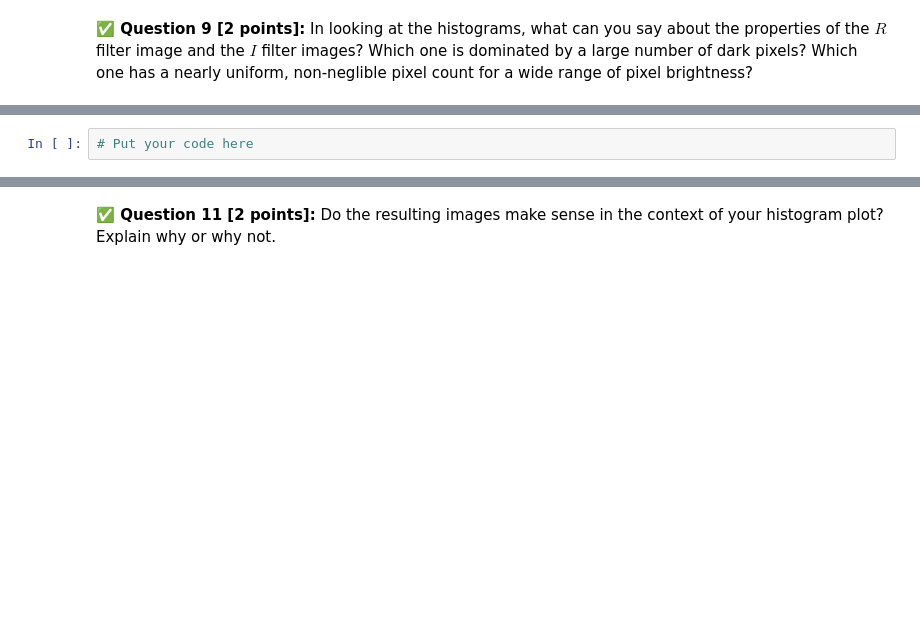
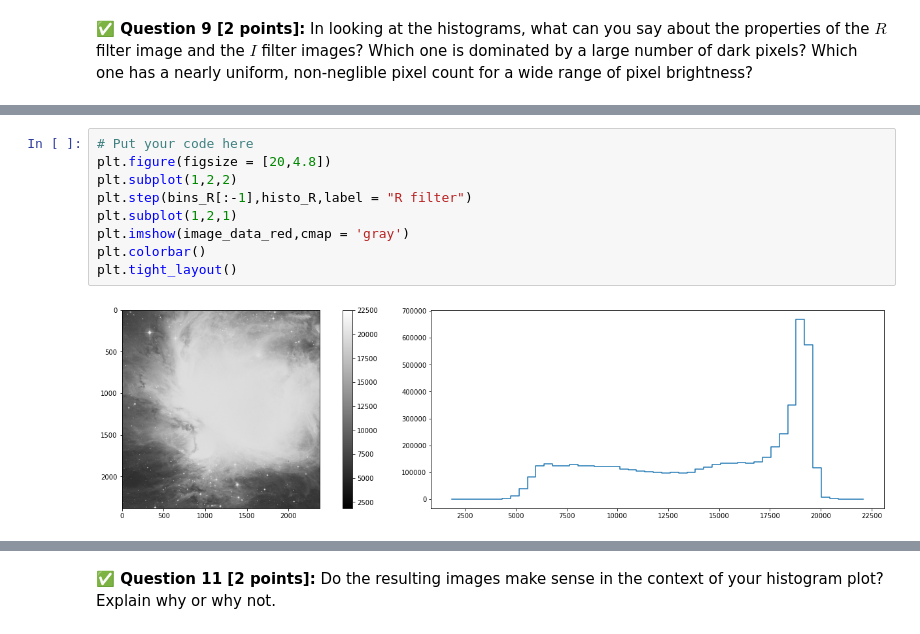
Before and after one commit to Jacob-Rancour/cmse202-s21-turnin, a Jupyter notebook: hw-01/HW-01_GitPracticeDebuggingAndPythonPackages-Jacob_Rancour.ipynb, the cells around one changed output, grey strips where cells are left out. Drawn from its saved outputs; the diff is of its cells as text; blank space fills up the shorter version.

```diff
--- a/hw-01/HW-01_GitPracticeDebuggingAndPythonPackages-Jacob_Rancour.ipynb
+++ b/hw-01/HW-01_GitPracticeDebuggingAndPythonPackages-Jacob_Rancour.ipynb
@@ -276,5 +287,14 @@ Now that you have a bit of understanding about the the properties of the images
 
 **Make sure you include a colorbar** on the figures so that you can tell what the pixel values are and **ensure that the (0,0) point is the the lower left corner of the image so that the orientation matches that of this image:**
 <div align="center"><img src="https://www.noao.edu/image_gallery/images/d3/02677.jpg" width=200px alt="Image credit: www.noao.edu"></div>
-# %%
-# Put your code here
+# %%
+# Put your code here
+plt.figure(figsize = [20,4.8])
+plt.subplot(1,2,2)
+plt.step(bins_R[:-1],histo_R,label = "R filter")
+plt.subplot(1,2,1)
+plt.imshow(image_data_red,cmap = 'gray')
+plt.colorbar()
+plt.tight_layout()
+# %% [output]
+[figure, added]
```
Also changed, not shown: parts of 13 cells of this notebook.
